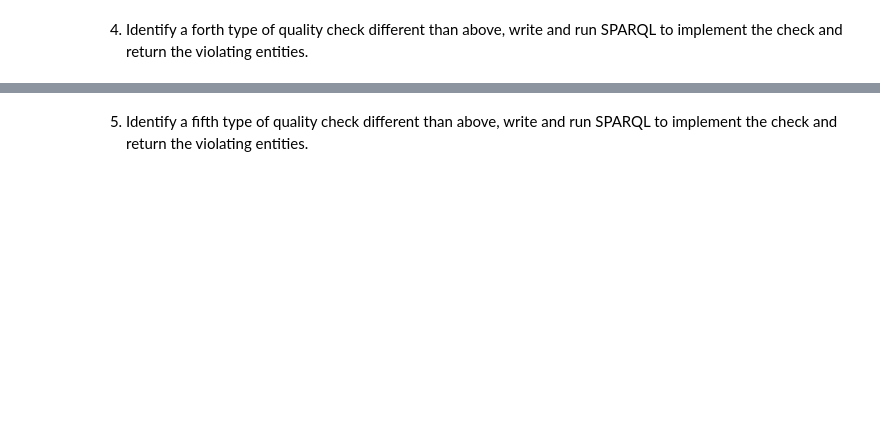
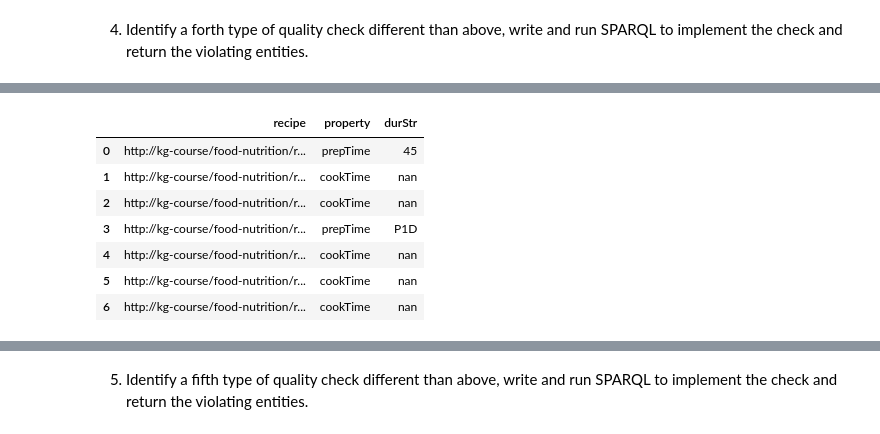
Before and after one commit to DominicVerschoor/Knowledge_Graph_Quality_Assesment, a Jupyter notebook: Assignment2 Template.ipynb, the cells around one changed output, grey strips where cells are left out. Drawn from its saved outputs; the diff is of its cells as text; code cells hidden in the pictures; blank space fills up the shorter version.

```diff
--- a/Assignment2 Template.ipynb
+++ b/Assignment2 Template.ipynb
@@ -48,2 +85,2 @@ print(f"Working with {len(g)} triples")
 # %%
-run_query(g, 'q1.rq')
+run_query(g, 'queries/q1.rq')
@@ -50,4 +95,4 @@ run_query(g, 'q1.rq')
 # %% [markdown]
 2. Identify a second type of quality check different than above, write and run SPARQL to implement the check and return the violating entities.
 # %%
-run_query(g, 'q2.rq')
+run_query(g, 'queries/q2.rq')
@@ -54,4 +110,4 @@ run_query(g, 'q2.rq')
 # %% [markdown]
 3. Identify a third type of quality check different than above, write and run SPARQL to implement the check and return the violating entities.
 # %%
-run_query(g, 'q3.rq')
+run_query(g, 'queries/q3.rq')
@@ -58,4 +125,5 @@ run_query(g, 'q3.rq')
 # %% [markdown]
 4. Identify a forth type of quality check different than above, write and run SPARQL to implement the check and return the violating entities.
 # %%
-run_query(g, 'q4.rq')
+run_query(g, 'queries/q4.rq')
+# %% [output]
@@ -61,0 +131,8 @@ run_query(g, 'q4.rq')
+|  | recipe | property | durStr |
+| 0 | http://kg-course/food-nutrition/r... | prepTime | 45 |
+| 1 | http://kg-course/food-nutrition/r... | cookTime | nan |
+| 2 | http://kg-course/food-nutrition/r... | cookTime | nan |
+| 3 | http://kg-course/food-nutrition/r... | prepTime | P1D |
+| 4 | http://kg-course/food-nutrition/r... | cookTime | nan |
+| 5 | http://kg-course/food-nutrition/r... | cookTime | nan |
+| 6 | http://kg-course/food-nutrition/r... | cookTime | nan |
```
Also changed, not shown: parts of 12 cells of this notebook, 4 other files.
